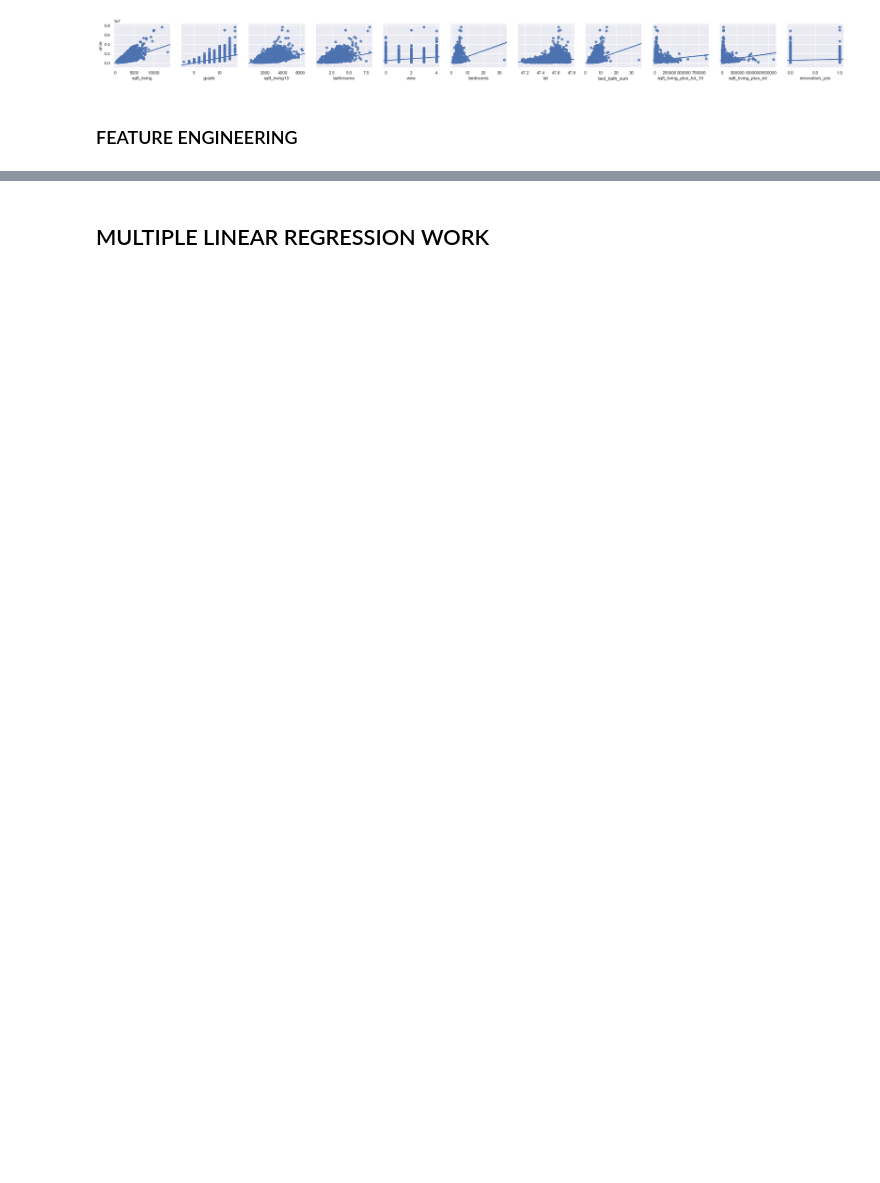
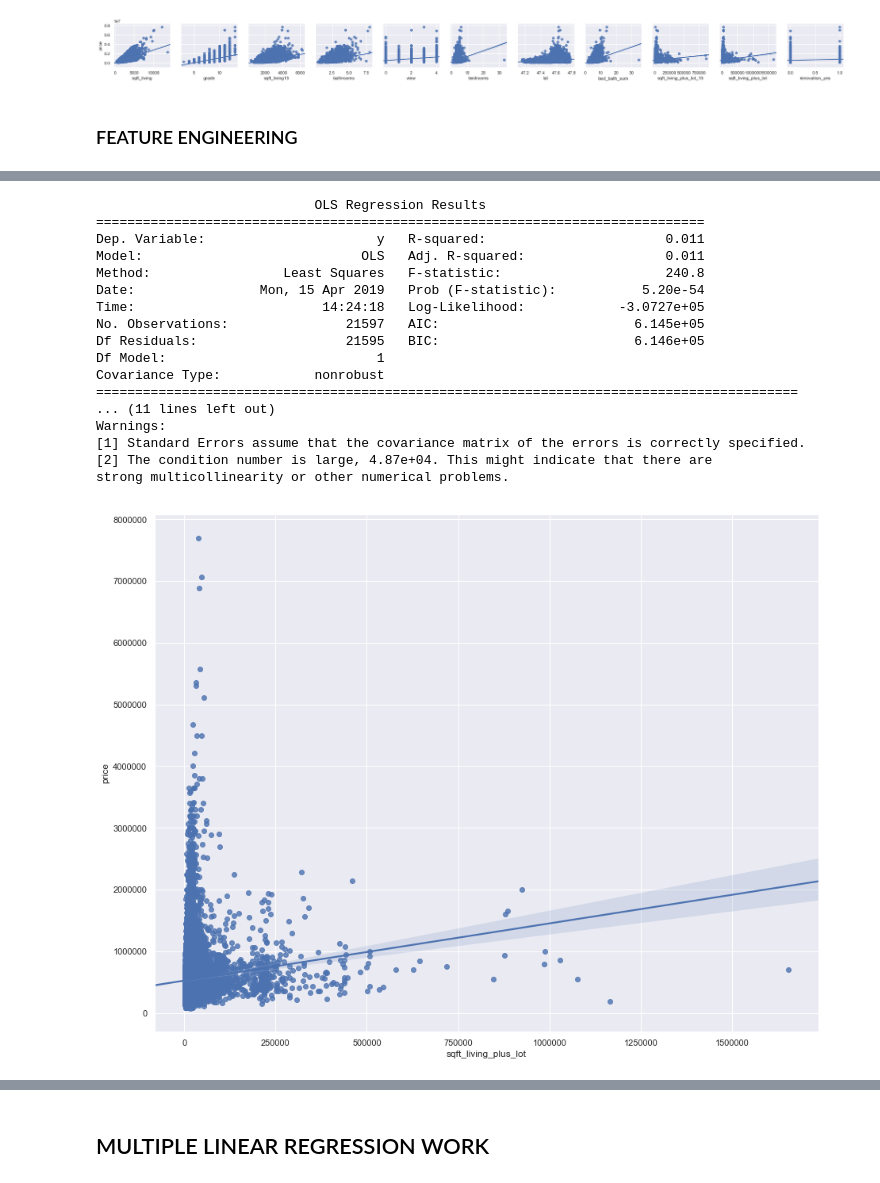
Before and after one commit to A92e/kingcountyWA_home_price_predictor, a Jupyter notebook: WIP_notebook.ipynb, the cells around one changed output, grey strips where cells are left out. Cells and saved outputs as stored; diff of their text form; code cells hidden in the pictures; blank space fills up the shorter version.

```diff
--- a/WIP_notebook.ipynb
+++ b/WIP_notebook.ipynb
@@ -752,0 +723,24 @@ house_dff['sqft_living_plus_lot_15'] = house_dff['sqft_living15'] + house_dff['s
+# %%
+sqft_living_plus_lot_x = house_df['sqft_living_plus_lot']
+model = ols(formula = "y~sqft_living_plus_lot_x", data=house_dff).fit()
+print(model.summary())
+sns.regplot(x=sqft_living_plus_lot_x,y=y, data=house_dff);
+# %% [output]
+                            OLS Regression Results
+==============================================================================
+Dep. Variable:                      y   R-squared:                       0.011
+Model:                            OLS   Adj. R-squared:                  0.011
+Method:                 Least Squares   F-statistic:                     240.8
+Date:                Mon, 15 Apr 2019   Prob (F-statistic):           5.20e-54
+Time:                        14:24:18   Log-Likelihood:            -3.0727e+05
+No. Observations:               21597   AIC:                         6.145e+05
+Df Residuals:                   21595   BIC:                         6.146e+05
+Df Model:                           1
+Covariance Type:            nonrobust
+==========================================================================================
+... (11 lines left out)
+Warnings:
+[1] Standard Errors assume that the covariance matrix of the errors is correctly specified.
+[2] The condition number is large, 4.87e+04. This might indicate that there are
+strong multicollinearity or other numerical problems.
+[figure, added]
```
Also changed, not shown: parts of 41 cells of this notebook.
